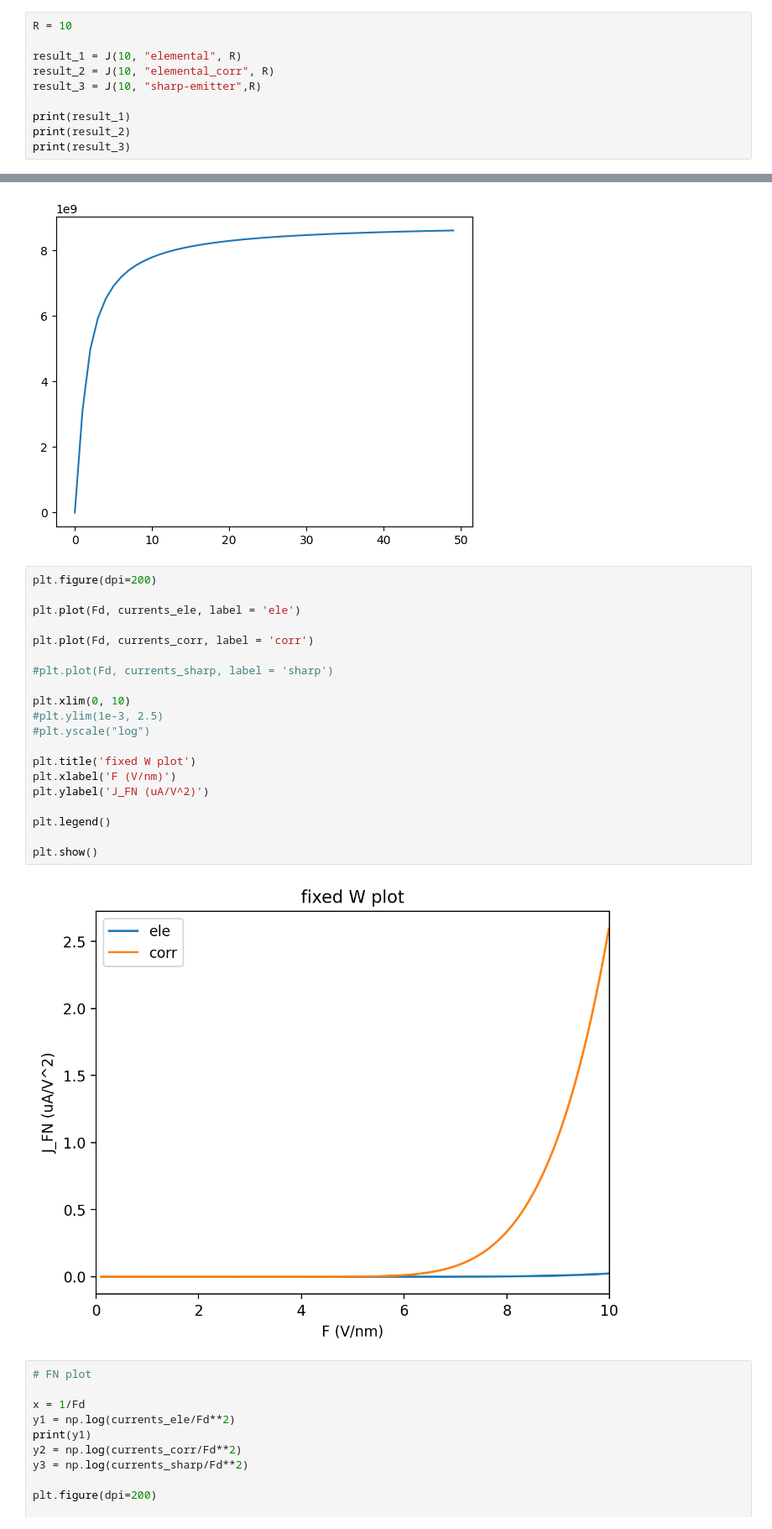
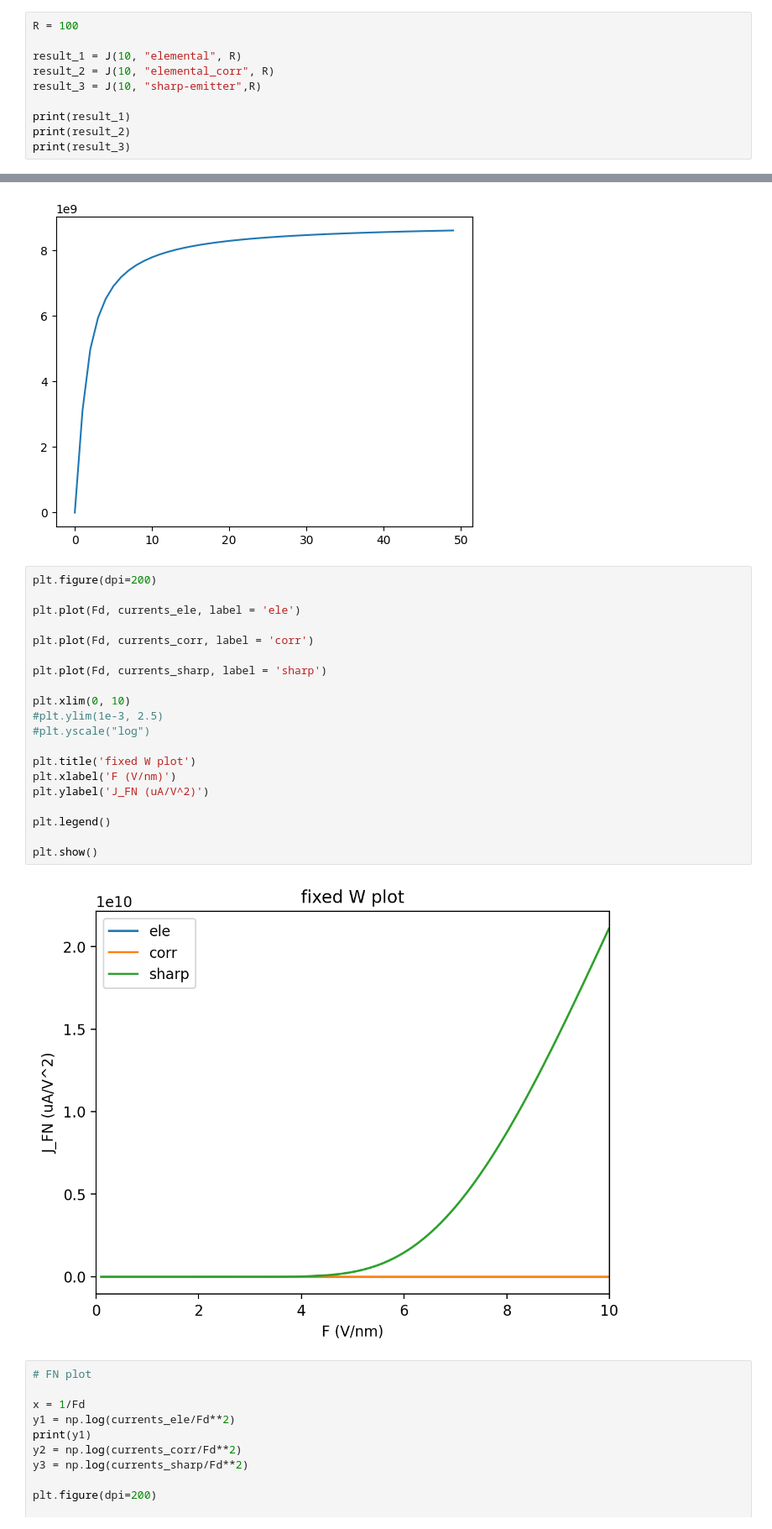
Before and after one commit to Kyatn/FEA-analysis, a Jupyter notebook: FN-currentForhighCurvatureTip.ipynb, the cells around one changed output, grey strips where cells are left out. Shown: that part at 84% size. Drawn from its saved outputs; the diff is of its cells as text.

```diff
--- a/FN-currentForhighCurvatureTip.ipynb
+++ b/FN-currentForhighCurvatureTip.ipynb
@@ -64,7 +64,7 @@ def J(F, typeOfFN, R):
     #print(f'current density is {j}')
     return j
 # %%
-R = 10
+R = 100
 
 result_1 = J(10, "elemental", R)
 result_2 = J(10, "elemental_corr", R)
@@ -115,25 +115,25 @@ plt.plot(Rd, currents_sharp_radius)
 # %%
 plt.figure(dpi=200)
 
 plt.plot(Fd, currents_ele, label = 'ele')
 
 plt.plot(Fd, currents_corr, label = 'corr')
 
-#plt.plot(Fd, currents_sharp, label = 'sharp')
+plt.plot(Fd, currents_sharp, label = 'sharp')
 
 plt.xlim(0, 10)
 #plt.ylim(1e-3, 2.5)
 #plt.yscale("log")
 
 plt.title('fixed W plot')
 plt.xlabel('F (V/nm)')
 plt.ylabel('J_FN (uA/V^2)')
 
 plt.legend()
 
 plt.show()
 # %% [output]
-[figure, old version]
+[figure, new version]
 # %%
 # FN plot
 
```
Also changed, not shown: parts of 7 cells of this notebook.
